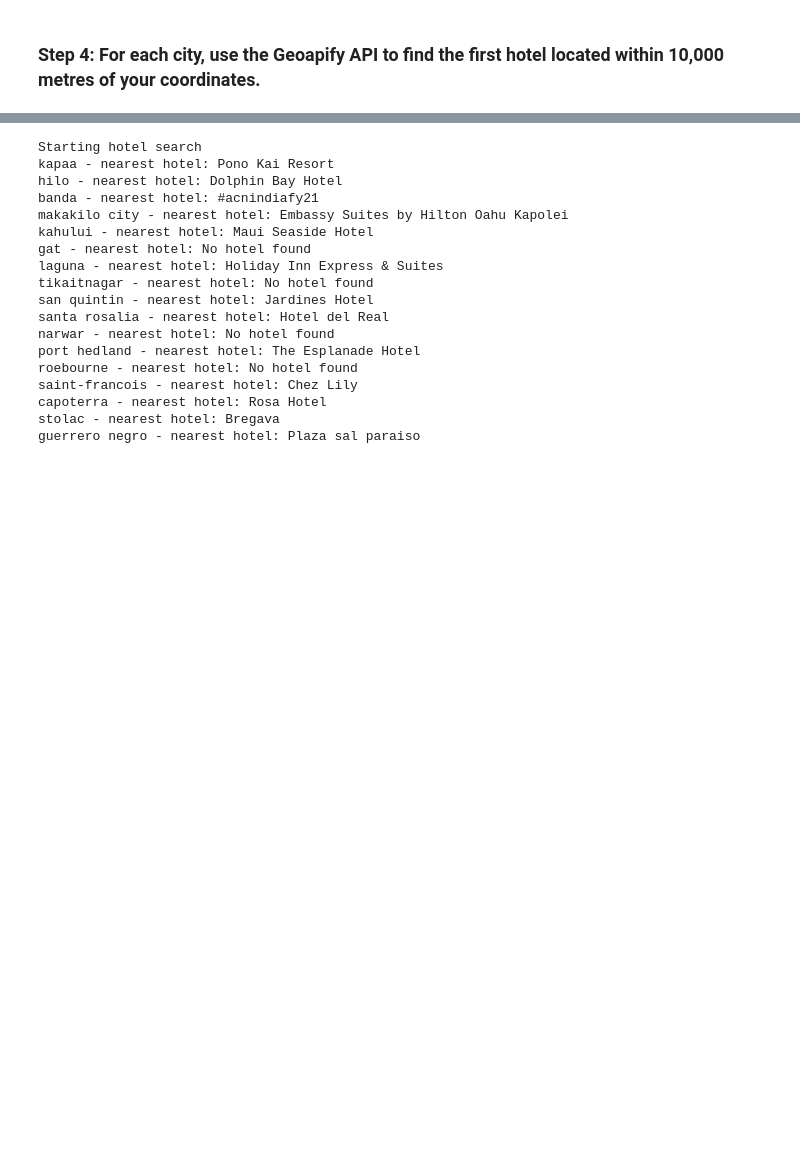
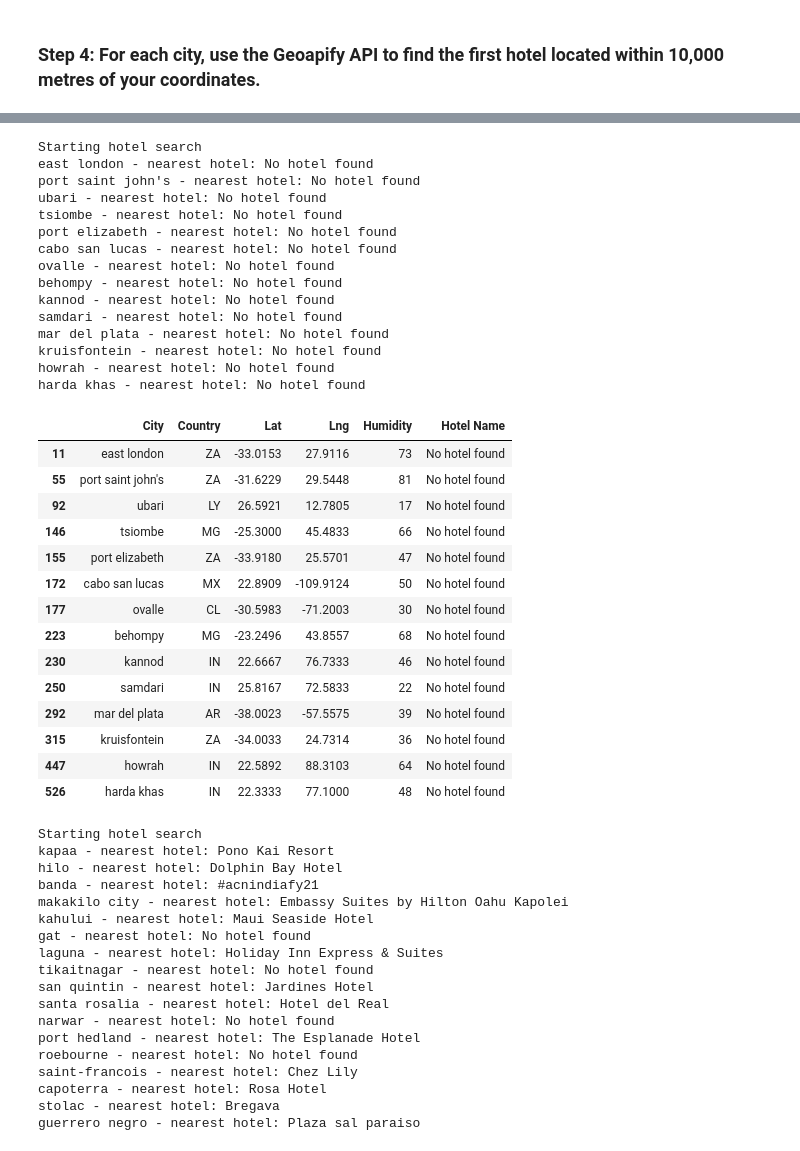
Before and after one commit to Tylerwilliams3644/python-api-challenge, a Jupyter notebook: WeatherPy/Starter_Code/starter_code/VacationPy.ipynb, the cells around one changed output, grey strips where cells are left out. Saved outputs shown, nothing was run; the diff lists cells and outputs as text; code cells hidden in the pictures; blank space fills up the shorter version.

```diff
--- a/WeatherPy/Starter_Code/starter_code/VacationPy.ipynb
+++ b/WeatherPy/Starter_Code/starter_code/VacationPy.ipynb
@@ -146,44 +163,79 @@ hotel_df
 # %%
 # Set parameters to search for a hotel
-radius = # YOUR CODE HERE
+radius = 10000
+categories = "accommodation.hotel"
+
 params = {
-    # YOUR CODE HERE
+    "apiKey" : geoapify_key,
+    "categories":categories
 }
 
 # Print a message to follow up the hotel search
 print("Starting hotel search")
 
 # Iterate through the hotel_df DataFrame
 for index, row in hotel_df.iterrows():
     # get latitude, longitude from the DataFrame
-    # YOUR CODE HERE
+    latitude = hotel_df["Lat"]
+    longitude = hotel_df["Lng"]
 
     # Add filter and bias parameters with the current city's latitude and longitude to the params dictionary
-    params["filter"] = # YOUR CODE HERE
-    params["bias"] = # YOUR CODE HERE
+    params["filter"] = f"circle:{longitude},{latitude},{radius}"
+    params["bias"] = f"proximity:{longitude},{latitude}"
 
     # Set base URL
     base_url = "https://api.geoapify.com/v2/places"
 
 
     # Make and API request using the params dictionaty
-    name_address = # YOUR CODE HERE
+    name_address = requests.get(base_url, params=params)
 
     # Convert the API response to JSON format
-    name_address = # YOUR CODE HERE
+    name_address = name_address.json()
 
     # Grab the first hotel from the results and store the name in the hotel_df DataFrame
     try:
         hotel_df.loc[index, "Hotel Name"] = name_address["features"][0]["properties"]["name"]
     except (KeyError, IndexError):
         # If no hotel is found, set the hotel name as "No hotel found".
         hotel_df.loc[index, "Hotel Name"] = "No hotel found"
 
     # Log the search results
     print(f"{hotel_df.loc[index, 'City']} - nearest hotel: {hotel_df.loc[index, 'Hotel Name']}")
 
 # Display sample data
 hotel_df
+# %% [output]
+Starting hotel search
+east london - nearest hotel: No hotel found
+port saint john's - nearest hotel: No hotel found
+ubari - nearest hotel: No hotel found
+tsiombe - nearest hotel: No hotel found
+port elizabeth - nearest hotel: No hotel found
+cabo san lucas - nearest hotel: No hotel found
+ovalle - nearest hotel: No hotel found
+behompy - nearest hotel: No hotel found
+kannod - nearest hotel: No hotel found
+samdari - nearest hotel: No hotel found
+mar del plata - nearest hotel: No hotel found
+kruisfontein - nearest hotel: No hotel found
+howrah - nearest hotel: No hotel found
+harda khas - nearest hotel: No hotel found
+|  | City | Country | Lat | Lng | Humidity | Hotel Name |
+| 11 | east london | ZA | -33.0153 | 27.9116 | 73 | No hotel found |
+| 55 | port saint john's | ZA | -31.6229 | 29.5448 | 81 | No hotel found |
+| 92 | ubari | LY | 26.5921 | 12.7805 | 17 | No hotel found |
+| 146 | tsiombe | MG | -25.3000 | 45.4833 | 66 | No hotel found |
+| 155 | port elizabeth | ZA | -33.9180 | 25.5701 | 47 | No hotel found |
+| 172 | cabo san lucas | MX | 22.8909 | -109.9124 | 50 | No hotel found |
+| 177 | ovalle | CL | -30.5983 | -71.2003 | 30 | No hotel found |
+| 223 | behompy | MG | -23.2496 | 43.8557 | 68 | No hotel found |
+| 230 | kannod | IN | 22.6667 | 76.7333 | 46 | No hotel found |
+| 250 | samdari | IN | 25.8167 | 72.5833 | 22 | No hotel found |
+| 292 | mar del plata | AR | -38.0023 | -57.5575 | 39 | No hotel found |
+| 315 | kruisfontein | ZA | -34.0033 | 24.7314 | 36 | No hotel found |
+| 447 | howrah | IN | 22.5892 | 88.3103 | 64 | No hotel found |
+| 526 | harda khas | IN | 22.3333 | 77.1000 | 48 | No hotel found |
 # %%
 # Set parameters to search for a hotel
 radius = # YOUR CODE HERE
```
Also changed, not shown: parts of 1 cell of this notebook.
